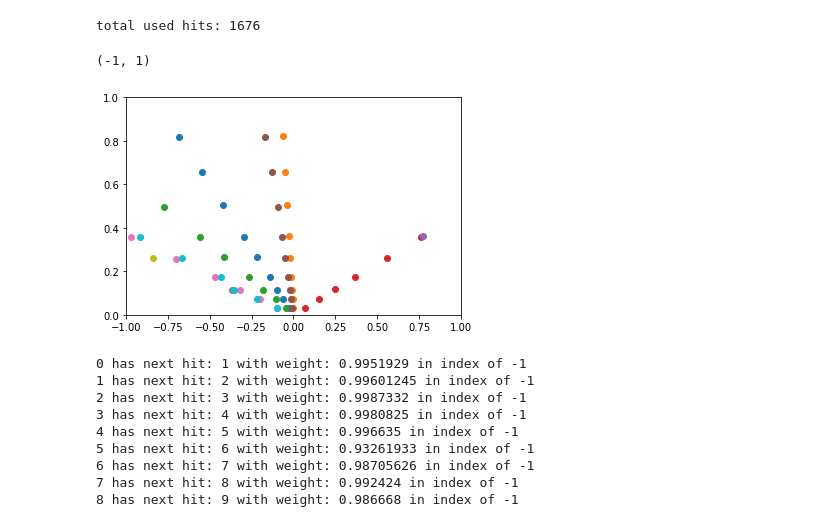
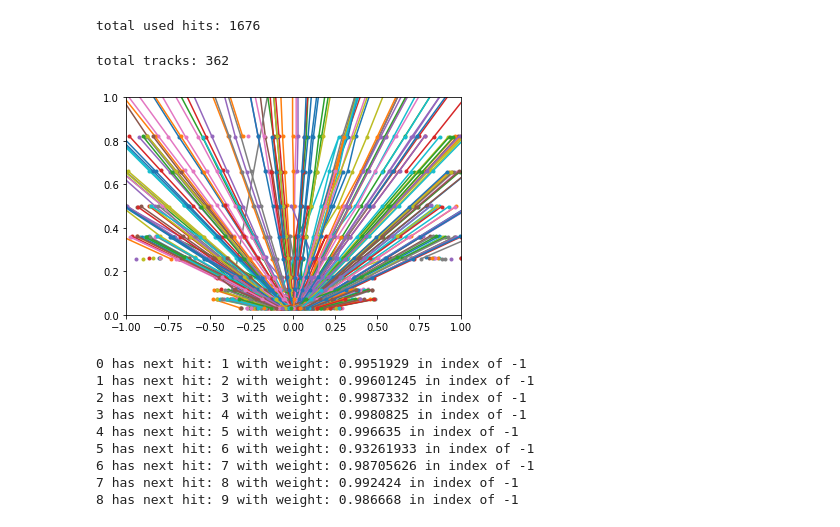
Before and after one commit to xju2/heptrkx-gnn-tracking, a Jupyter notebook: notebooks/GNNEvaluation.ipynb, the cells around one changed output. Drawn from its saved outputs; the diff is of its cells as text; code cells hidden in the pictures.

```diff
--- a/notebooks/GNNEvaluation.ipynb
+++ b/notebooks/GNNEvaluation.ipynb
@@ -335,14 +335,19 @@ n_used_hits = sum([len(track) for itrk, track in enumerate(all_idx_tracks)])
 print("total used hits:", n_used_hits)
 # %% [output]
 total used hits: 1676
+# %%
+total_tracks = len(all_idx_tracks)
+print('total tracks:', total_tracks)
+# %% [output]
+total tracks: 362
 # %%
-for trk_id in range(10):
-    plt.scatter(G.X[all_idx_tracks[trk_id], 2], G.X[all_idx_tracks[trk_id], 0])
+for trk_id in range(total_tracks):
+    plt.plot(G.X[all_idx_tracks[trk_id], 2], G.X[all_idx_tracks[trk_id], 0], '.-')
 plt.ylim(0, 1)
 plt.xlim(-1, 1)
+plt.savefig("fitted_tracks.pdf")
 # %% [output]
-(-1, 1)
-[figure, old version]
+[figure, new version]
 # %%
 idx = 0
 while(True):
```
Also changed, not shown: parts of 1 cell of this notebook, 3 other files.
